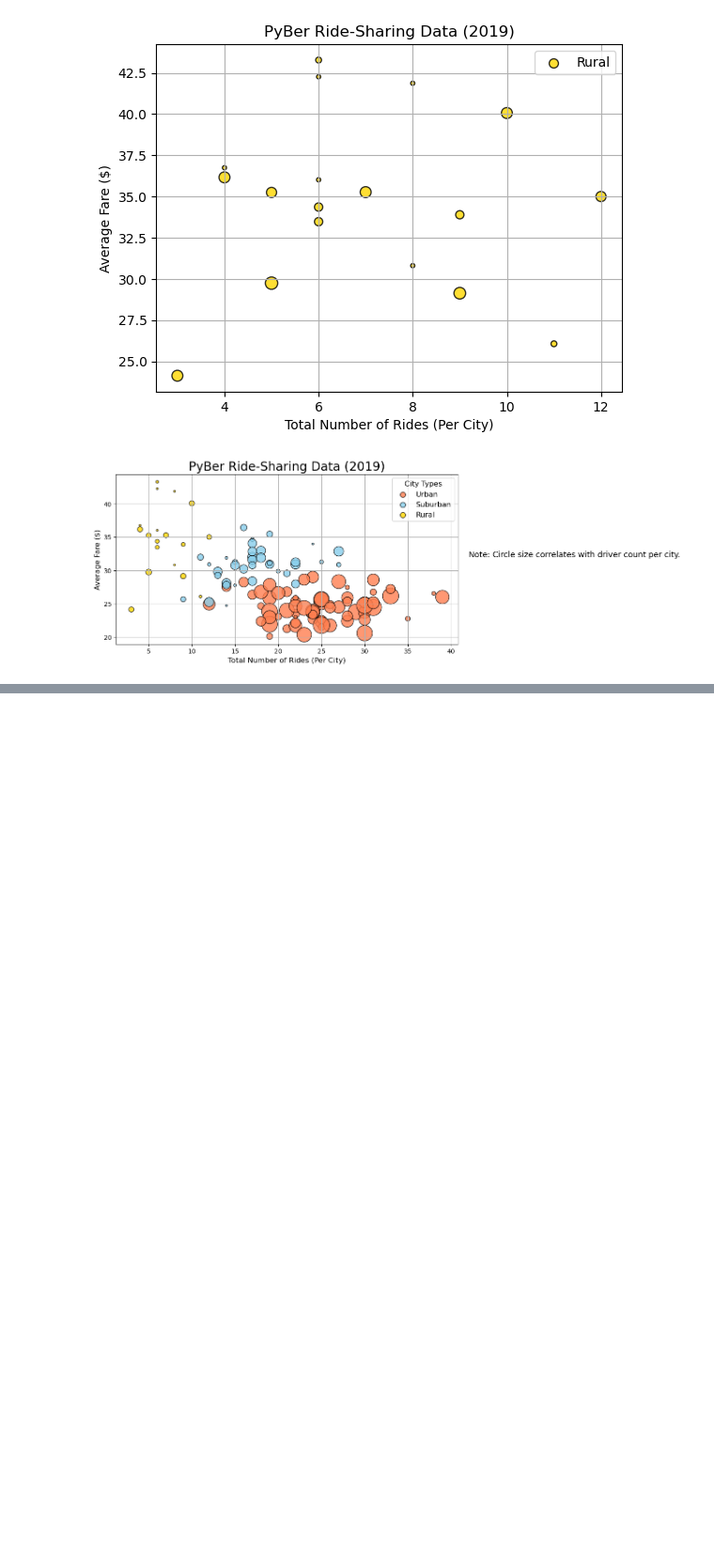
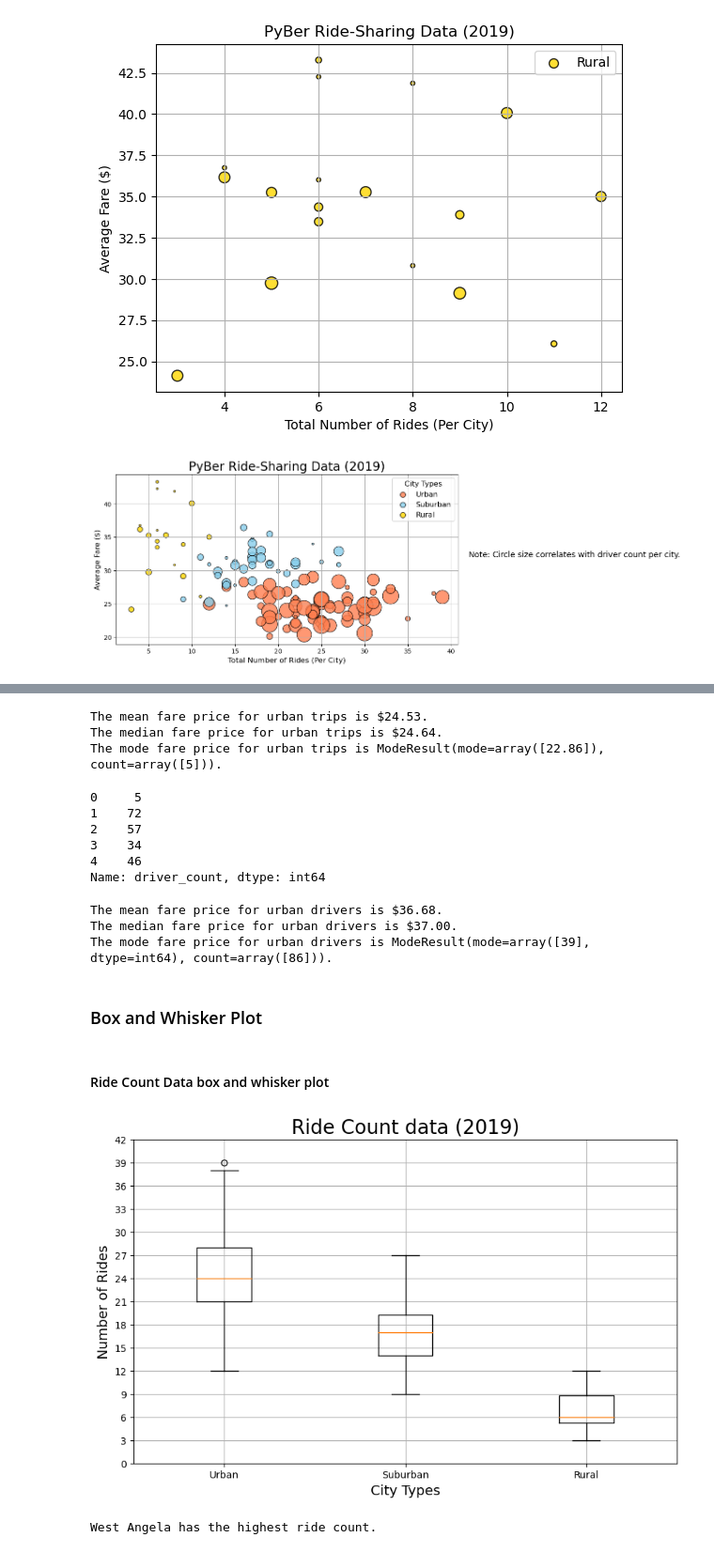
Before and after one commit to whartzler/PyBer_Analysis, a Jupyter notebook: PyBer.ipynb, the cells around one changed output, grey strips where cells are left out. Shown: that part at 94% size. Drawn from its saved outputs; the diff is of its cells as text; code cells hidden in the pictures; blank space fills up the shorter version.

Commit message:
updated notebook with box and whisker plots

```diff
--- a/PyBer.ipynb
+++ b/PyBer.ipynb
@@ -280,0 +397,70 @@ plt.show()
+# %%
+# Calculate the measures of central tendency for the average fare for the urban cities.
+mean_urban_fares = np.mean(urban_fares)
+print(f"The mean fare price for urban trips is ${mean_urban_fares:.2f}.")
+
+median_urban_fares = np.median(urban_fares)
+print(f"The median fare price for urban trips is ${median_urban_fares:.2f}.")
+
+mode_urban_fares = sts.mode(urban_fares)
+print(f"The mode fare price for urban trips is {mode_urban_fares}.")
+# %% [output]
+The mean fare price for urban trips is $24.53.
+The median fare price for urban trips is $24.64.
+The mode fare price for urban trips is ModeResult(mode=array([22.86]), count=array([5])).
+# %%
+# Get the driver count data from the urban cities.
+urban_drivers = urban_cities_df['driver_count']
+suburban_drivers = suburban_cities_df['driver_count']
+rural_drivers = rural_cities_df['driver_count']
+urban_drivers.head()
+# %% [output]
+0     5
+1    72
+2    57
+3    34
+4    46
+Name: driver_count, dtype: int64
+# %%
+# Calculate the measures of central tendency for the average fare for the urban cities.
+mean_urban_drivers = np.mean(urban_drivers)
+print(f"The mean fare price for urban drivers is ${mean_urban_drivers:.2f}.")
+
+median_urban_drivers = np.median(urban_drivers)
+print(f"The median fare price for urban drivers is ${median_urban_drivers:.2f}.")
+
+mode_urban_drivers = sts.mode(urban_drivers)
+print(f"The mode fare price for urban drivers is {mode_urban_drivers}.")
+# %% [output]
+The mean fare price for urban drivers is $36.68.
+The median fare price for urban drivers is $37.00.
+The mode fare price for urban drivers is ModeResult(mode=array([39], dtype=int64), count=array([86])).
+# %% [markdown]
+### Box and Whisker Plot
+# %% [markdown]
+#### Ride Count Data box and whisker plot
+# %%
+# All ride count box-and-whisker plots
+x_labels = ["Urban", 'Suburban', 'Rural']
+ride_count_data = [urban_ride_count,suburban_ride_count,rural_ride_count]
+
+#Labels & formatting
+fig, ax = plt.subplots(figsize=(10,6))
+ax.set_title('Ride Count data (2019)', fontsize=20)
+ax.set_ylabel('Number of Rides', fontsize=14)
+ax.set_xlabel('City Types', fontsize=14)
+ax.boxplot(ride_count_data, labels=x_labels)
+ax.set_yticks(np.arange(0, 45, step=3.0))
+ax.grid()
+
+# Save image and show plots
+plt.savefig("analysis/Fig2.png")
+plt.show()
+# %% [output]
+[figure, added]
+# %%
+# Getting the outliers in Urban Cities
+urban_city_outlier = urban_ride_count[urban_ride_count==39].index[0]
+print(f'{urban_city_outlier} has the highest ride count.')
+# %% [output]
+West Angela has the highest ride count.
```
Also changed, not shown: parts of 21 cells of this notebook.
